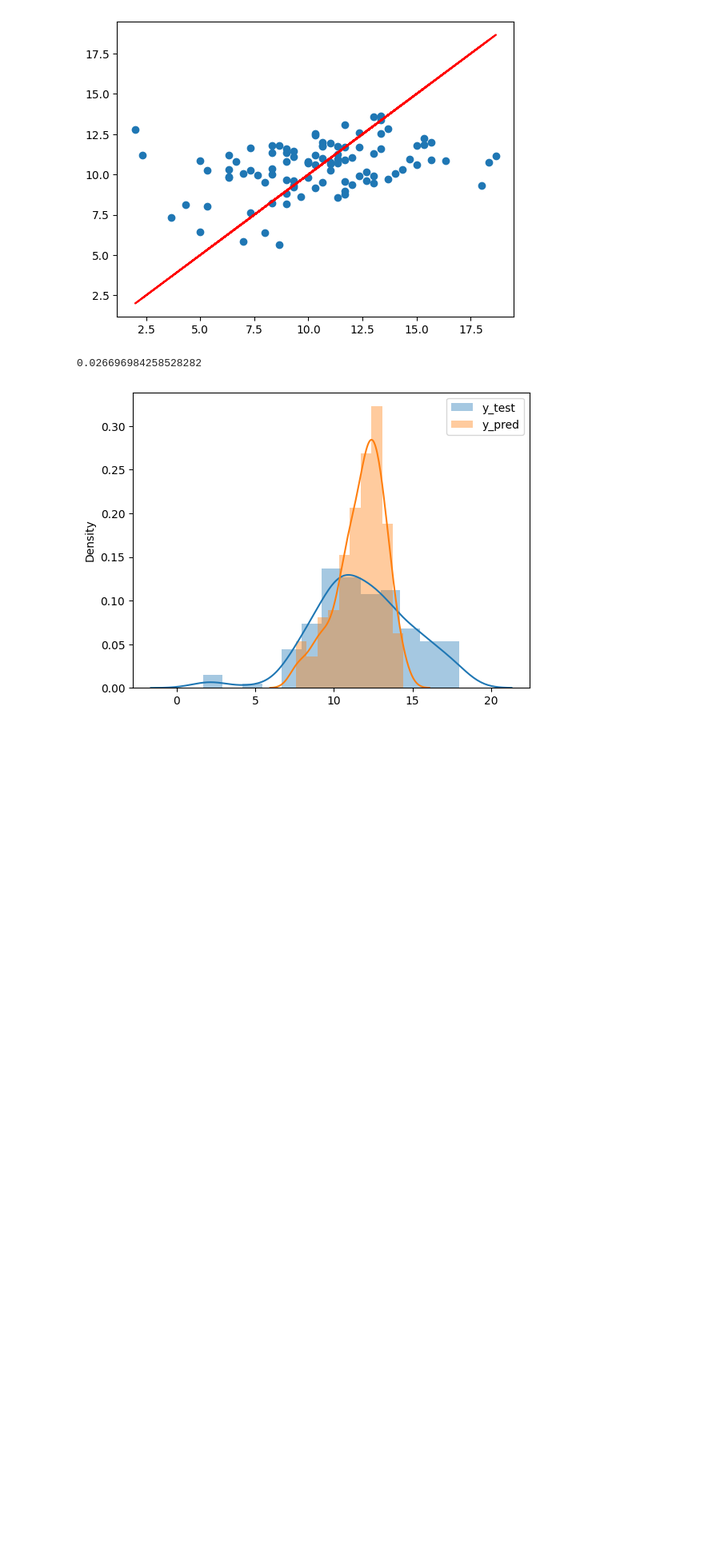
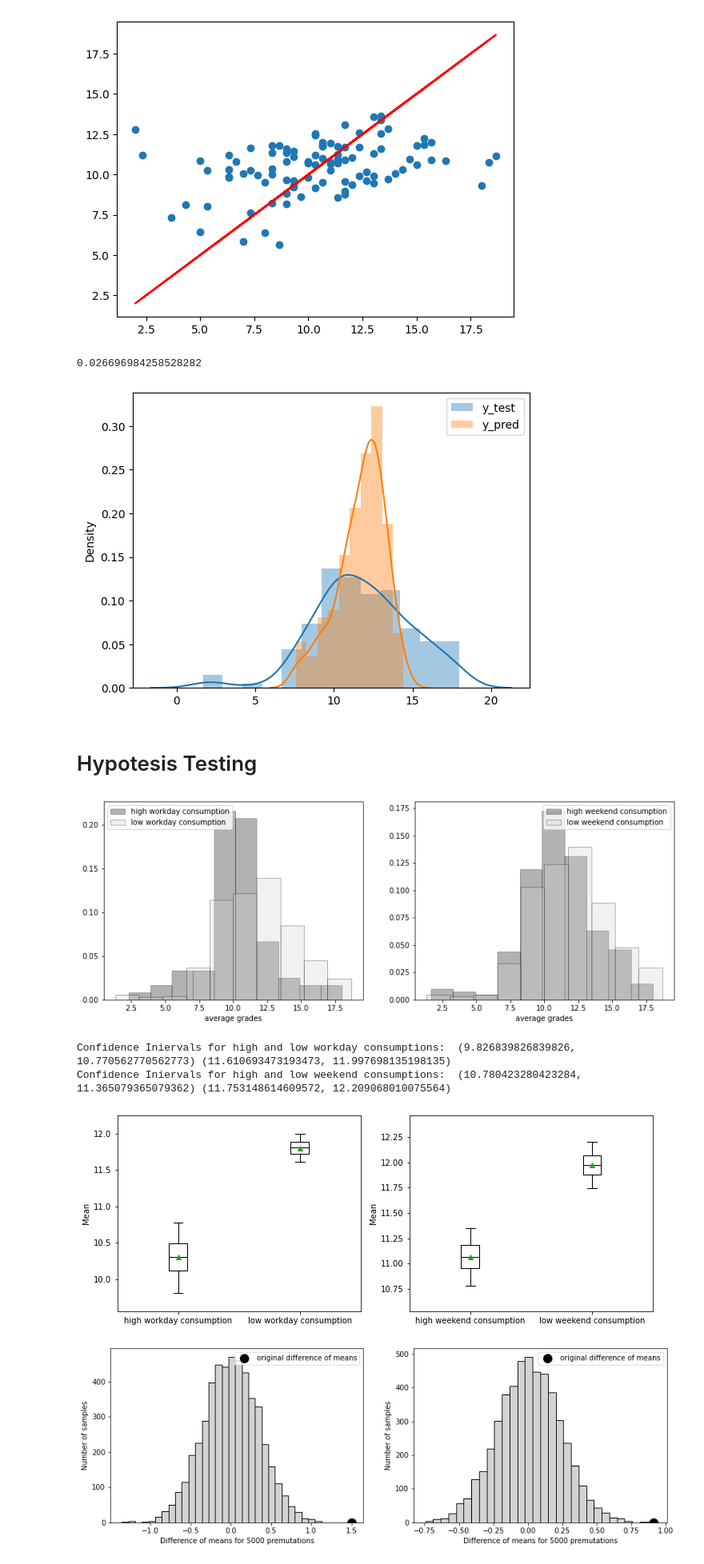
Before and after one commit to luizfysouza/SD201, a Jupyter notebook: Untitled.ipynb, the cells around one changed output. Shown: that part at 80% size. Saved outputs shown, nothing was run; the diff lists cells and outputs as text; code cells hidden in the pictures; blank space fills up the shorter version.

Commit message:
Hypothesis Testing

```diff
--- a/Untitled.ipynb
+++ b/Untitled.ipynb
@@ -620,3 +620,26 @@ plt.legend()
 # %% [output]
 0.026696984258528282
 [figure]
+# %% [markdown]
+# Hypotesis Testing
+# %%
+# Compute mean through Bootstrap Sampling
+def Bootstrap_mean(df, n=5000, size=None):
+    if size is None:
+        size = len(df)
+    values = np.zeros(n)
+    for i in range(n):
+        sample = df.sample(size, replace=True)
+        values[i] = sample.mean()
+    return values
+
+# Compute confidence Interval
+def IC(df, n=5000, size=None):
+    values = Bootstrap_mean(df, n, size)
+    return (np.percentile(values, 5), np.percentile(values, 95))
+
+# Statistic difference of means for Permutation test
+def Statistic(df):
+    hi = df.alc==True
+    lo = df.alc==False
+    return df[lo].grades.mean()-df[hi].grades.mean()
@@ -622,0 +710,9 @@ plt.legend()
+# %%
+data = pd.read_csv('data/Portuguese.csv')
+Tests(data)
+# %% [output]
+[figure, added]
+Confidence Iniervals for high and low workday consumptions:  (9.826839826839826, 10.770562770562773) (11.610693473193473, 11.997698135198135)
+Confidence Iniervals for high and low weekend consumptions:  (10.780423280423284, 11.365079365079362) (11.753148614609572, 12.209068010075564)
+[figure, added]
+[figure, added]
```
Also changed, not shown: parts of 4 cells of this notebook.
